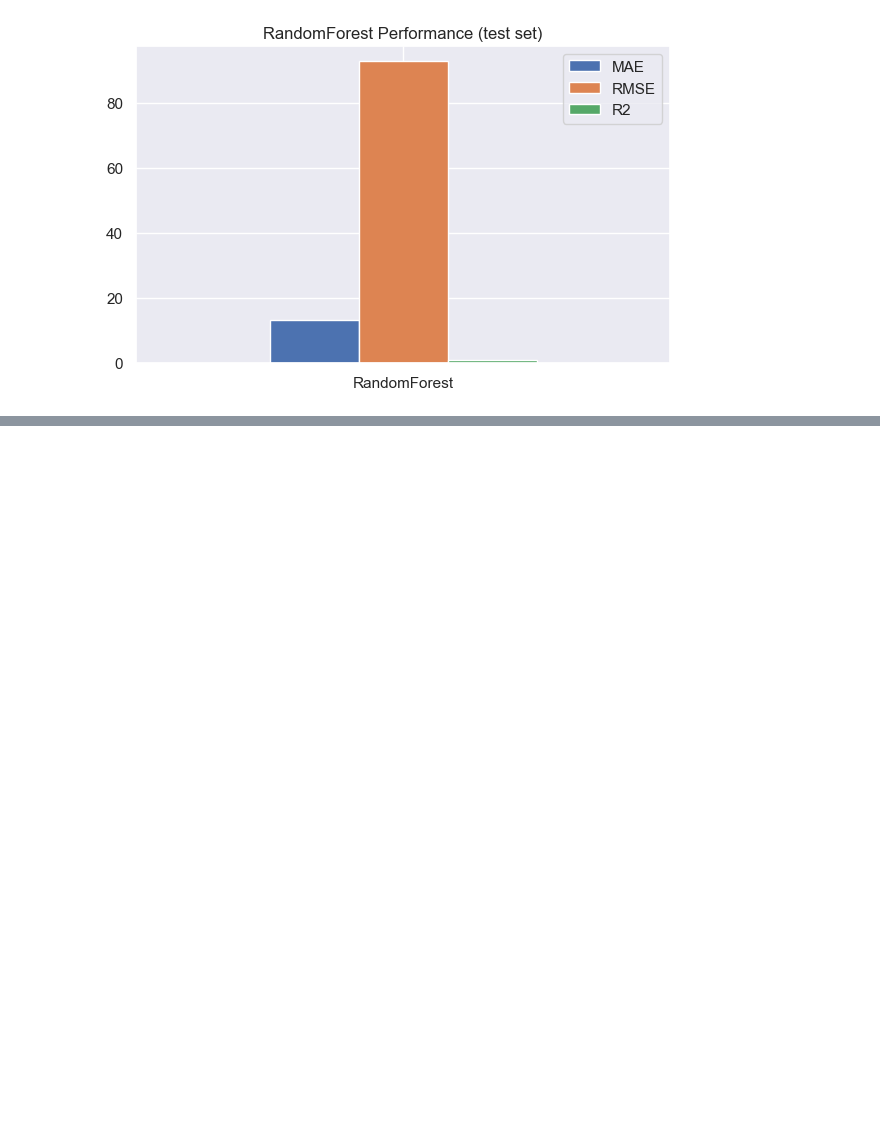
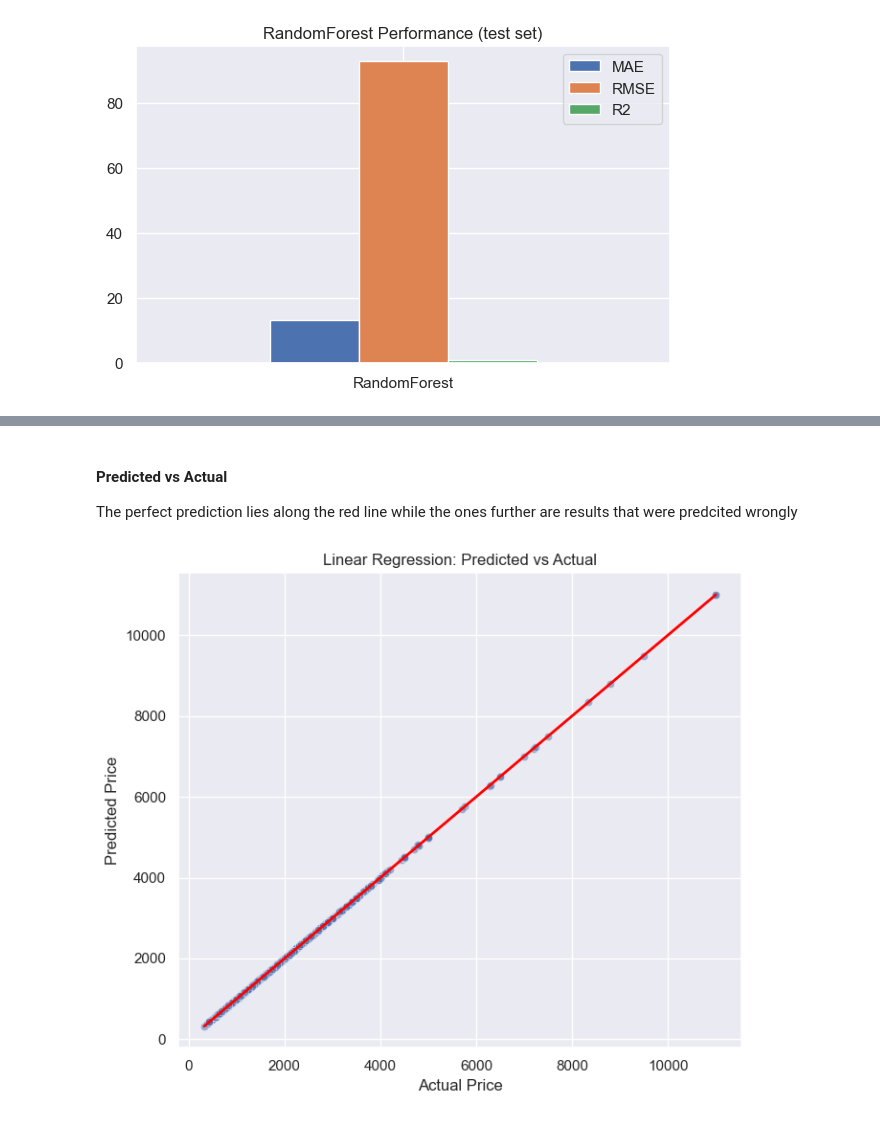
Before and after one commit to beatricemailum/CSCI316_GroupAssignment, a Jupyter notebook: CSCI316_G18_Task1.ipynb, the cells around one changed output, grey strips where cells are left out. Saved outputs shown, nothing was run; the diff lists cells and outputs as text; code cells hidden in the pictures; blank space fills up the shorter version.

Commit message:
added linear regression model

```diff
--- a/CSCI316_G18_Task1.ipynb
+++ b/CSCI316_G18_Task1.ipynb
@@ -195,0 +219,9 @@ plt.show()
+# %%
+from sklearn.model_selection import cross_val_score
+
+pipe_lr = pipes["LinearRegression"]
+
+#engineered features from AddCustomFeatures class
+pipe_lr.set_params(features__add_features=True)
+
+pipe_lr.fit(X_train, y_train)
@@ -195,0 +232,11 @@ plt.show()
+# %%
+#evaluation on test
+y_pred = pipe_lr.predict(X_test)
+mae  = mean_absolute_error(y_test, y_pred)
+rmse = np.sqrt(mean_squared_error(y_test, y_pred))
+r2   = r2_score(y_test, y_pred)
+
+print("Linear Regression (Pipeline) Test Performance")
+print(f"MAE : {mae:,.2f}")
+print(f"RMSE: {rmse:,.2f}")
+print(f"R²  : {r2:,.4f}")
@@ -195,0 +328,17 @@ plt.show()
+# %% [markdown]
+#### Predicted vs Actual
+
+The perfect prediction lies along the red line while the ones further are results that were predcited wrongly
+# %%
+plt.figure(figsize=(7,6))
+sns.scatterplot(x=y_test, y=y_pred, alpha=0.5)
+plt.plot([y_test.min(), y_test.max()],
+         [y_test.min(), y_test.max()],
+         color="red", lw=2)
+plt.xlabel("Actual Price")
+plt.ylabel("Predicted Price")
+plt.title("Linear Regression: Predicted vs Actual")
+plt.tight_layout()
+plt.show()
+# %% [output]
+[figure, added]
```
Also changed, not shown: parts of 17 cells of this notebook.
